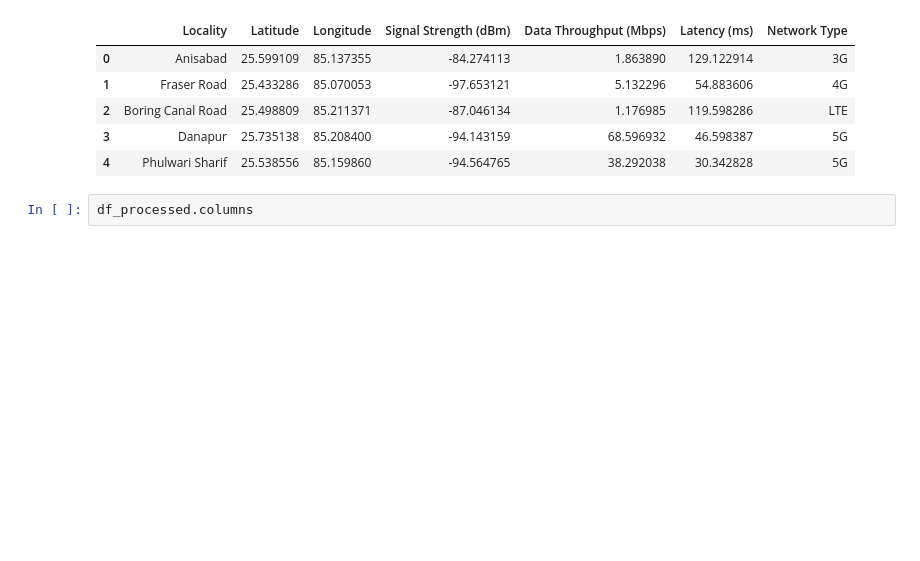
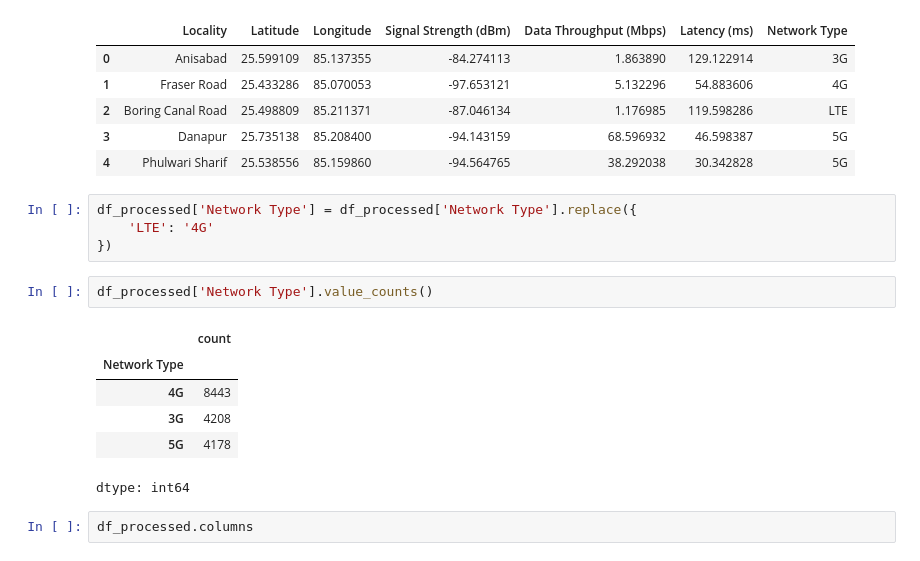
Before and after one commit to MohamedAAbdullah1/NTI-Final-Porject, a Jupyter notebook: notebooks/02_preprocessing.ipynb, the cells around one changed output. Cells and saved outputs as stored; diff of their text form; blank space fills up the shorter version.

```diff
--- a/notebooks/02_preprocessing.ipynb
+++ b/notebooks/02_preprocessing.ipynb
@@ -62,6 +54,19 @@ df_processed.head()
 | 2 | Boring Canal Road | 25.498809 | 85.211371 | -87.046134 | 1.176985 | 119.598286 | LTE |
 | 3 | Danapur | 25.735138 | 85.208400 | -94.143159 | 68.596932 | 46.598387 | 5G |
 | 4 | Phulwari Sharif | 25.538556 | 85.159860 | -94.564765 | 38.292038 | 30.342828 | 5G |
+# %%
+df_processed['Network Type'] = df_processed['Network Type'].replace({
+    'LTE': '4G'
+})
+# %%
+df_processed['Network Type'].value_counts()
+# %% [output]
+|  | count |
+| Network Type |  |
+| 4G | 8443 |
+| 3G | 4208 |
+| 5G | 4178 |
+dtype: int64
 # %%
 df_processed.columns
 # %% [output]
```
Also changed, not shown: parts of 9 cells of this notebook, 3 other files.
